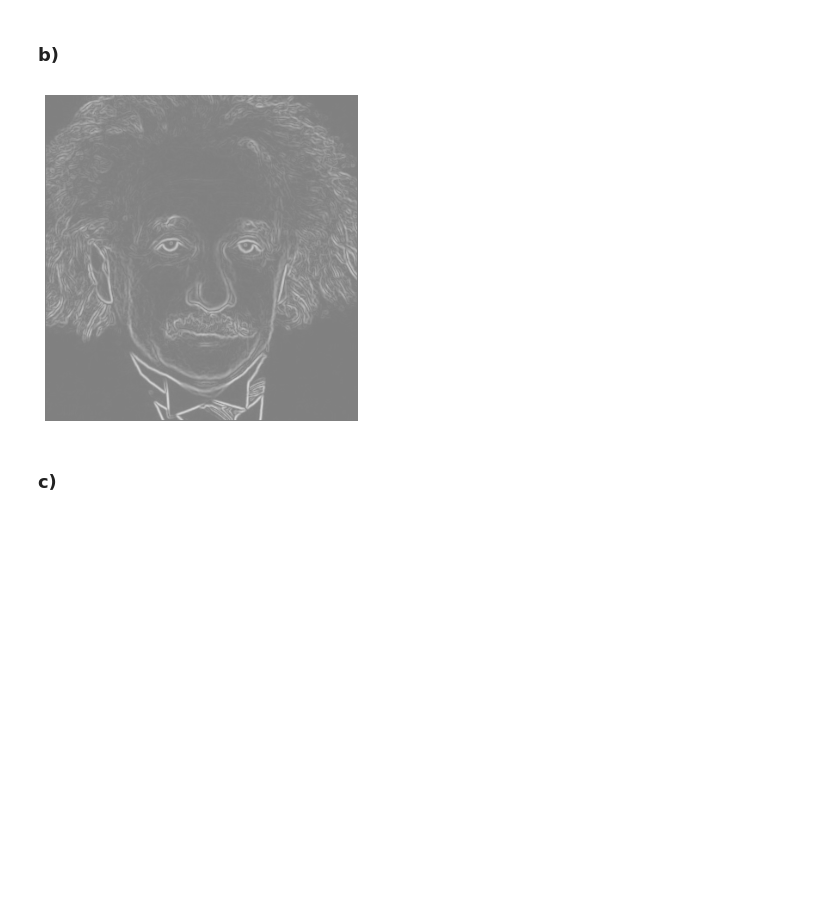
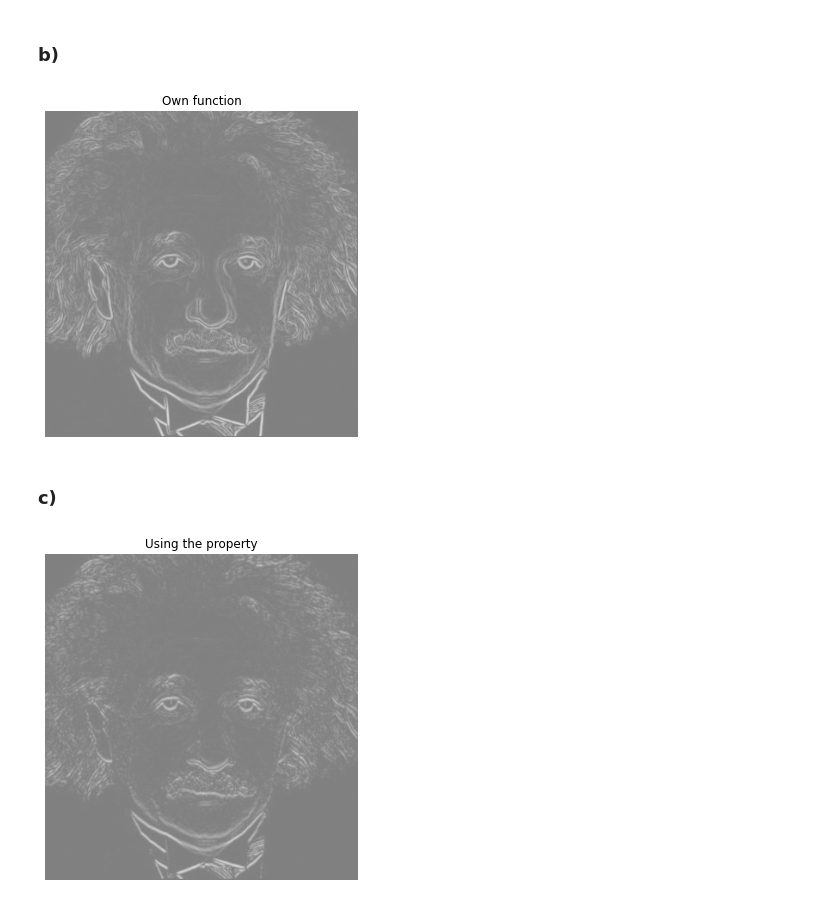
Before and after one commit to Krishnakanth-lab/EN2550_Assignment1, a Jupyter notebook: Krishnakanth_190323C_a01.ipynb, the cells around one changed output. Drawn from its saved outputs; the diff is of its cells as text; code cells hidden in the pictures; blank space fills up the shorter version.

```diff
--- a/Krishnakanth_190323C_a01.ipynb
+++ b/Krishnakanth_190323C_a01.ipynb
@@ -348,10 +334,33 @@ f = np.sqrt(f_x**2 + f_y**2)
 fig, ax = plt.subplots(figsize=(6, 6))
 
 ax.imshow(f, cmap='gray', vmin=-1020, vmax=1020)
+ax.set_title('Own function')
 ax.axis('off')
 
 plt.show()
 # %% [output]
-[figure, old version]
+[figure, new version]
 # %% [markdown]
 ### c)
+# %%
+sobel_v1 = np.array([[-1], [0], [1]], dtype=np.float32)
+sobel_v2 = np.array([-1, 2, 1], dtype=np.float32)
+img_v = cv.filter2D(sobel_img, -1, sobel_v1)
+img_v = cv.filter2D(img_v, -1, sobel_v2)
+
+sobel_h1 = np.array([[1], [2], [1]], dtype=np.float32)
+sobel_h2 = np.array([1, 0, -1], dtype=np.float32)
+img_h = cv.filter2D(sobel_img, -1, sobel_h1)
+img_h = cv.filter2D(img_h, -1, sobel_h2)
+
+img = np.sqrt(img_h**2 + img_v**2)
+
+fig, ax = plt.subplots(figsize=(6, 6))
+
+ax.imshow(img, cmap='gray', vmin=-1020, vmax=1020)
+ax.set_title('Using the property')
+ax.axis('off')
+
+plt.show()
+# %% [output]
+[figure, added]
```
Also changed, not shown: parts of 9 cells of this notebook.
